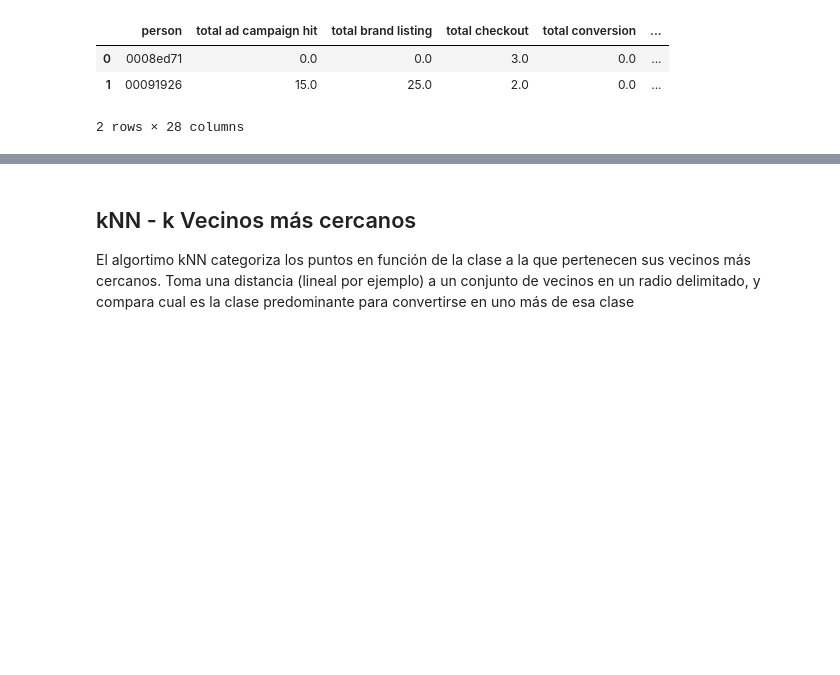
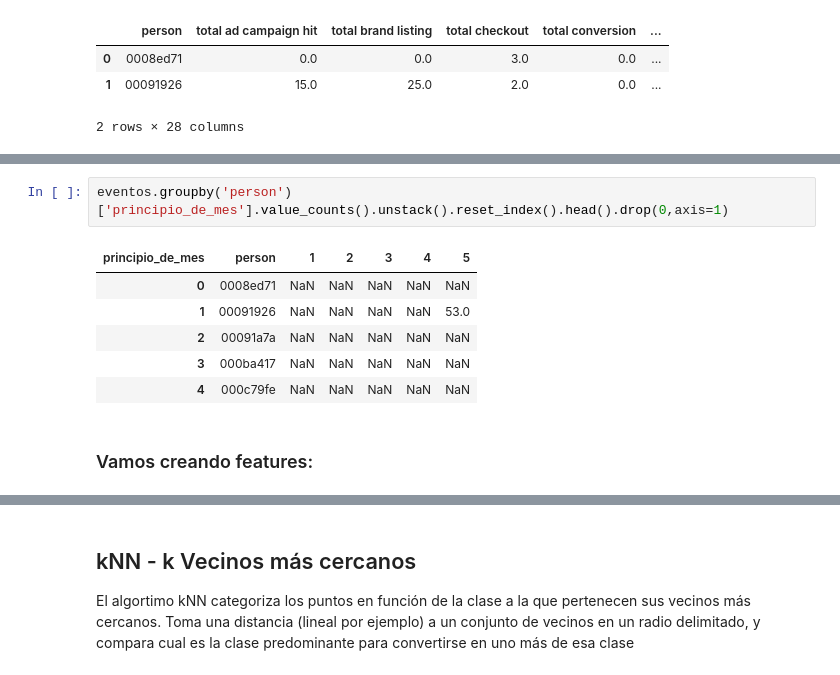
Before and after one commit to btusca/7506, a Jupyter notebook: TP2018/TP2 definitivo.ipynb, the cells around one changed output, grey strips where cells are left out. Drawn from its saved outputs; the diff is of its cells as text; blank space fills up the shorter version.

```diff
--- a/TP2018/TP2 definitivo.ipynb
+++ b/TP2018/TP2 definitivo.ipynb
@@ -188,0 +286,11 @@ clientesGrp.head(2)
+# %%
+eventos.groupby('person')['principio_de_mes'].value_counts().unstack().reset_index().head().drop(0,axis=1)
+# %% [output]
+| principio_de_mes | person | 1 | 2 | 3 | 4 | 5 |
+| 0 | 0008ed71 | NaN | NaN | NaN | NaN | NaN |
+| 1 | 00091926 | NaN | NaN | NaN | NaN | 53.0 |
+| 2 | 00091a7a | NaN | NaN | NaN | NaN | NaN |
+| 3 | 000ba417 | NaN | NaN | NaN | NaN | NaN |
+| 4 | 000c79fe | NaN | NaN | NaN | NaN | NaN |
+# %% [markdown]
+### Vamos creando features:
```
Also changed, not shown: parts of 23 cells of this notebook.
